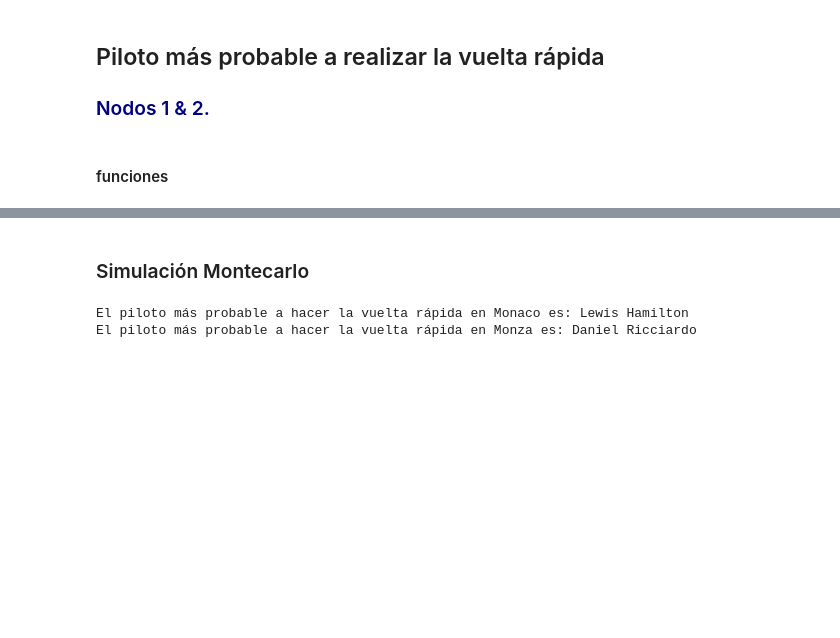
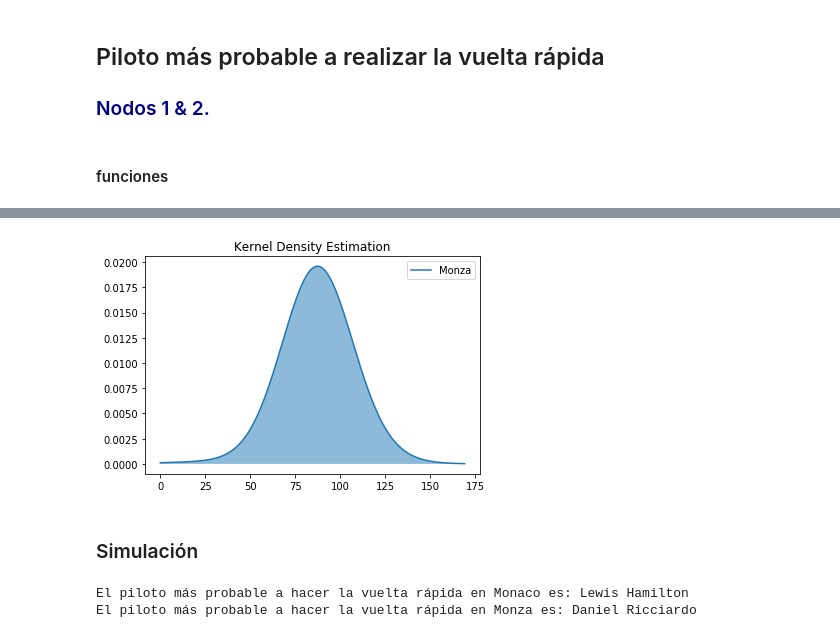
Before and after one commit to carolanb/Proyecto_modulo1, a Jupyter notebook: GuiaProyectoActual.ipynb, the cells around one changed output, grey strips where cells are left out. Cells and saved outputs as stored; diff of their text form; code cells hidden in the pictures; blank space fills up the shorter version.

```diff
--- a/GuiaProyectoActual.ipynb
+++ b/GuiaProyectoActual.ipynb
@@ -253,2 +296,7 @@ def g_barras(min_times:'serie de Pd con el tiempo mínimo de cada piloto'):
+# %%
+#Comportamiento Monza
+gaussian_KDE(Monza_GP,'LapTime','Monza',0,170)
+# %% [output]
+[figure, added]
 # %% [markdown]
-### Simulación Montecarlo
+### Simulación
```
Also changed, not shown: parts of 8 cells of this notebook.
